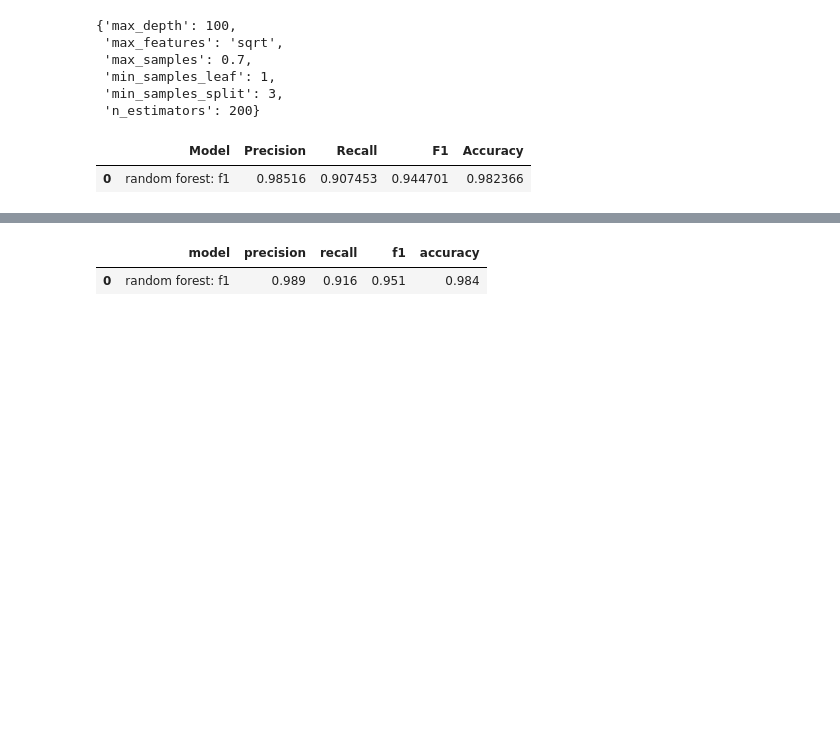
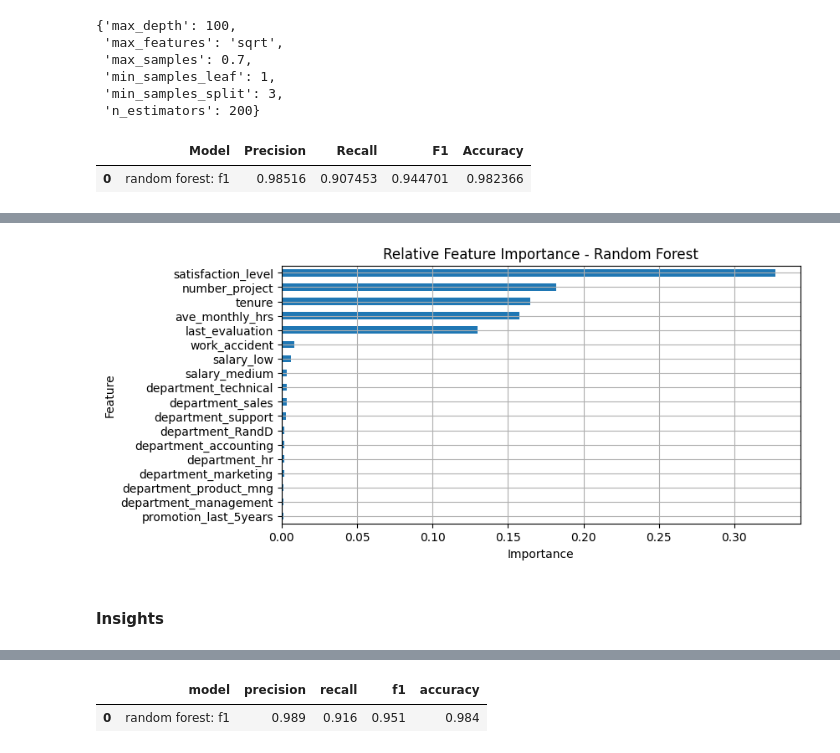
Before and after one commit to CoenMeintjes/predicting_employee_churn_salifort_motors, a Jupyter notebook: project_notebook.ipynb, the cells around one changed output, grey strips where cells are left out. Saved outputs shown, nothing was run; the diff lists cells and outputs as text; code cells hidden in the pictures; blank space fills up the shorter version.

```diff
--- a/project_notebook.ipynb
+++ b/project_notebook.ipynb
@@ -1136,0 +1166,27 @@ preds = rf_opt.best_estimator_.predict(X_test)
+# %%
+# Uncover which features might be most important by building a feature importance graph
+importances = rf_opt.best_estimator_.feature_importances_
+forest_importances = pd.Series(importances, index=X.columns)
+
+# Sort the feature importances in descending order
+sorted_importances = forest_importances.sort_values(ascending=True)
+
+# Create a new figure and axis
+fig, ax = plt.subplots(figsize=(8, 4))
+
+# Plot the sorted feature importances with swapped x and y axis
+sorted_importances.plot.barh(ax=ax)
+
+# Set the axis labels and title
+plt.xlabel('Importance')
+plt.ylabel('Feature')
+plt.title('Relative Feature Importance - Random Forest')
+
+# Add grid
+plt.grid(True)
+
+plt.show()
+# %% [output]
+[figure, added]
+# %% [markdown]
+#### Insights
```
Also changed, not shown: parts of 59 cells of this notebook.
